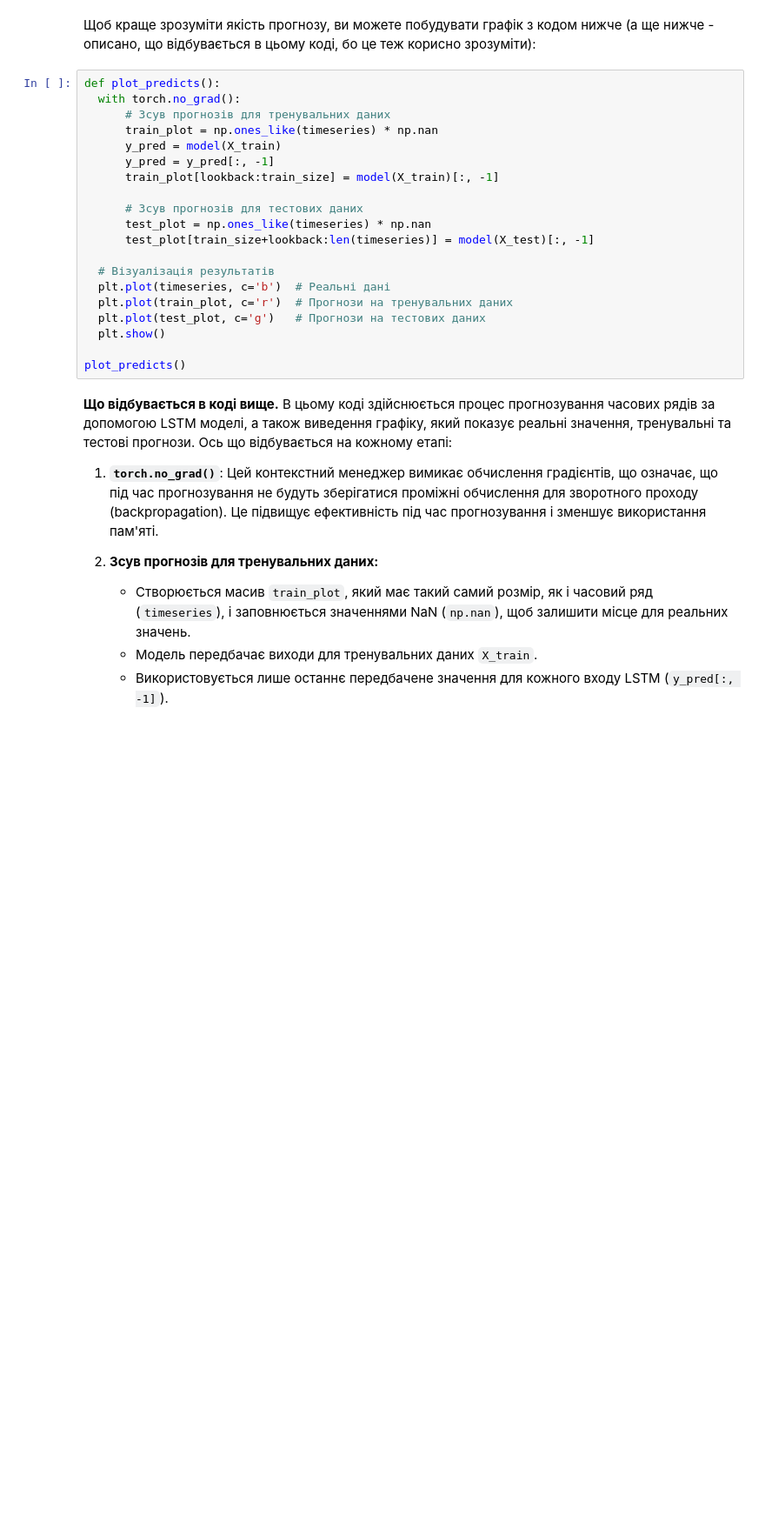
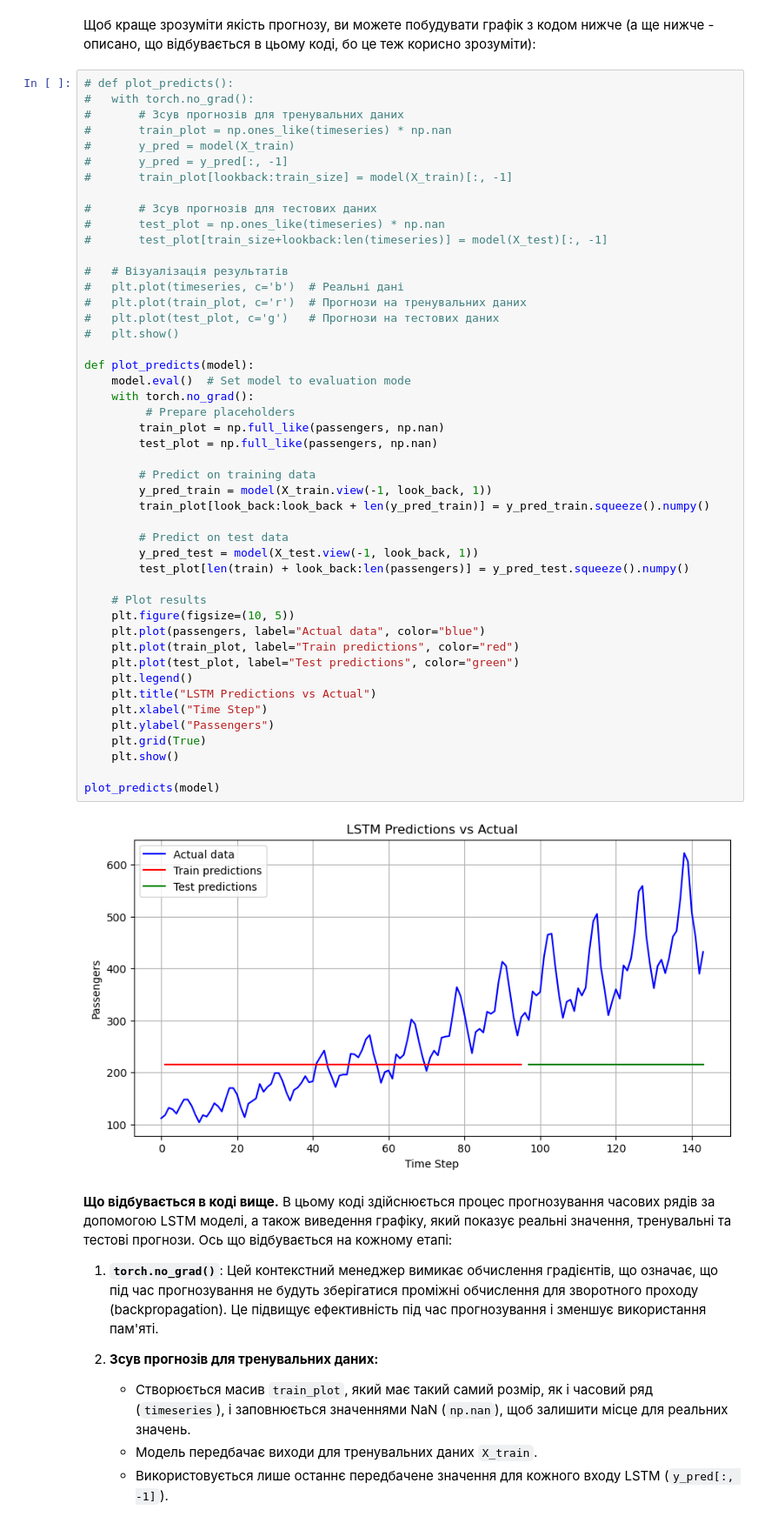
Before and after one commit to Reserford1991/data-loves-academy-machine-learning-for-people, a Jupyter notebook: Module-4-NLP-and-deep-larning/4_3_HW_LSTM_для_прогнозування_часових_рядів.ipynb, the cells around one changed output. Shown: that part at 87% size. Saved outputs shown, nothing was run; the diff lists cells and outputs as text; blank space fills up the shorter version.

```diff
--- a/Module-4-NLP-and-deep-larning/4_3_HW_LSTM_для_прогнозування_часових_рядів.ipynb
+++ b/Module-4-NLP-and-deep-larning/4_3_HW_LSTM_для_прогнозування_часових_рядів.ipynb
@@ -167,25 +323,54 @@ Epoch 100: train RMSE 9.8765, test RMSE 12.3456
 # %% [markdown]
 Щоб краще зрозуміти якість прогнозу, ви можете побудувати графік з кодом нижче (а ще нижче - описано, що відбувається в цьому коді, бо це теж корисно зрозуміти):
 # %%
-def plot_predicts():
-  with torch.no_grad():
-      # Зсув прогнозів для тренувальних даних
-      train_plot = np.ones_like(timeseries) * np.nan
-      y_pred = model(X_train)
-      y_pred = y_pred[:, -1]
-      train_plot[lookback:train_size] = model(X_train)[:, -1]
+# def plot_predicts():
+#   with torch.no_grad():
+#       # Зсув прогнозів для тренувальних даних
+#       train_plot = np.ones_like(timeseries) * np.nan
+#       y_pred = model(X_train)
+#       y_pred = y_pred[:, -1]
+#       train_plot[lookback:train_size] = model(X_train)[:, -1]
 
-      # Зсув прогнозів для тестових даних
-      test_plot = np.ones_like(timeseries) * np.nan
-      test_plot[train_size+lookback:len(timeseries)] = model(X_test)[:, -1]
+#       # Зсув прогнозів для тестових даних
+#       test_plot = np.ones_like(timeseries) * np.nan
+#       test_plot[train_size+lookback:len(timeseries)] = model(X_test)[:, -1]
 
-  # Візуалізація результатів
-  plt.plot(timeseries, c='b')  # Реальні дані
-  plt.plot(train_plot, c='r')  # Прогнози на тренувальних даних
-  plt.plot(test_plot, c='g')   # Прогнози на тестових даних
-  plt.show()
+#   # Візуалізація результатів
+#   plt.plot(timeseries, c='b')  # Реальні дані
+#   plt.plot(train_plot, c='r')  # Прогнози на тренувальних даних
+#   plt.plot(test_plot, c='g')   # Прогнози на тестових даних
+#   plt.show()
 
-plot_predicts()
+def plot_predicts(model):
+    model.eval()  # Set model to evaluation mode
+    with torch.no_grad():
+         # Prepare placeholders
+        train_plot = np.full_like(passengers, np.nan)
+        test_plot = np.full_like(passengers, np.nan)
+
+        # Predict on training data
+        y_pred_train = model(X_train.view(-1, look_back, 1))
+        train_plot[look_back:look_back + len(y_pred_train)] = y_pred_train.squeeze().numpy()
+
+        # Predict on test data
+        y_pred_test = model(X_test.view(-1, look_back, 1))
+        test_plot[len(train) + look_back:len(passengers)] = y_pred_test.squeeze().numpy()
+
+    # Plot results
+    plt.figure(figsize=(10, 5))
+    plt.plot(passengers, label="Actual data", color="blue")
+    plt.plot(train_plot, label="Train predictions", color="red")
+    plt.plot(test_plot, label="Test predictions", color="green")
+    plt.legend()
+    plt.title("LSTM Predictions vs Actual")
+    plt.xlabel("Time Step")
+    plt.ylabel("Passengers")
+    plt.grid(True)
+    plt.show()
+
+plot_predicts(model)
+# %% [output]
+[figure, added]
 # %% [markdown]
 **Що відбувається в коді вище.** В цьому коді здійснюється процес прогнозування часових рядів за допомогою LSTM моделі, а також виведення графіку, який показує реальні значення, тренувальні та тестові прогнози. Ось що відбувається на кожному етапі:
 
```
Also changed, not shown: parts of 10 cells of this notebook, 9 other files.
